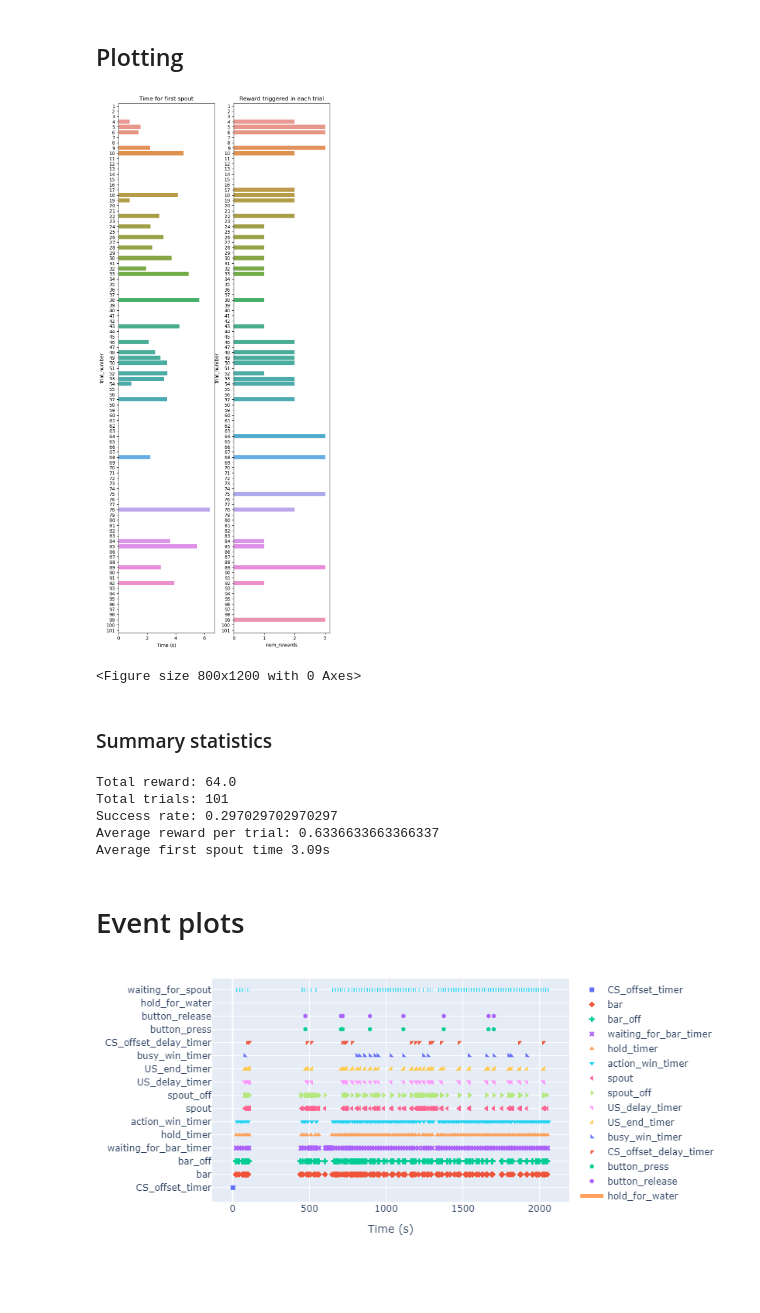
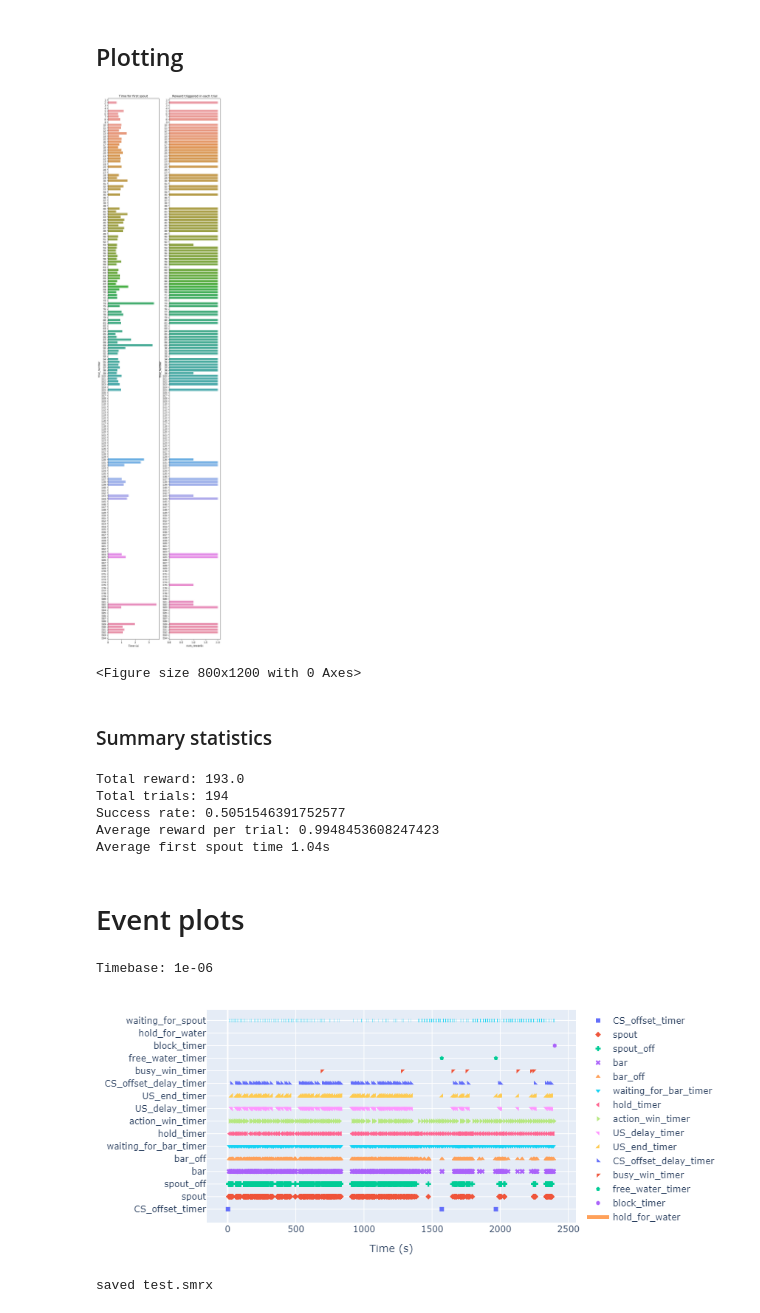
Before and after one commit to juliencarponcy/trialexp, a Jupyter notebook: notebooks/noncanonical/single_session_analsysis/reaching_go_spout_bar_nov22_teris.ipynb, the cells around one changed output. Cells and saved outputs as stored; diff of their text form; code cells hidden in the pictures; blank space fills up the shorter version.

```diff
--- a/notebooks/noncanonical/single_session_analsysis/reaching_go_spout_bar_nov22_teris.ipynb
+++ b/notebooks/noncanonical/single_session_analsysis/reaching_go_spout_bar_nov22_teris.ipynb
@@ -23,11 +24,11 @@ Specify the pycontrol file you want to load
 # %%
 # Only analyze an experimental session
 
-# pycontrol_dir = 'Z:\\Teris\\ASAP\\pycontrol\\reaching_go_spout_nov22\\'
-# filename = 'kms062-2023-02-06-112451.txt'
+pycontrol_dir = 'Z:\\Teris\\ASAP\\pycontrol\\reaching_go_spout_bar_nov22\\'
+filename = 'kms064-2023-02-07-102029.txt'
 
-pycontrol_dir = 'Z:\\Julien\\Data\\head-fixed\\pycontrol\\reaching_go_spout_bar_nov22\\'
-filename = 'kms063-2023-02-10-152938.txt'
+# pycontrol_dir = 'Z:\\Julien\\Data\\head-fixed\\pycontrol\\reaching_go_spout_bar_nov22\\'
+# filename = 'kms063-2023-02-10-152938.txt'
 # %% [markdown]
 ### Parameters
 # %%
@@ -106,7 +107,7 @@ plt.figure(figsize=(8,12))
 sns.barplot(y='trial_number', x='num_rewards', data=df2plot, ax = ax[1])
 ax[1].set(title='Reward triggered in each trial');
 # %% [output]
-[figure, old version]
+[figure, new version]
 <Figure size 800x1200 with 0 Axes>
 # %% [markdown]
 ### Summary statistics
@@ -125,37 +126,39 @@ print(f'Average reward per trial: {average_reward}')
 #average time to first spout in waiting_for_spout
 print(f'Average first spout time {df_trial_start.time_first_spout.mean():.2f}s')
 # %% [output]
-Total reward: 64.0
-Total trials: 101
-Success rate: 0.297029702970297
-Average reward per trial: 0.6336633663366337
-Average first spout time 3.09s
+Total reward: 193.0
+Total trials: 194
+Success rate: 0.5051546391752577
+Average reward per trial: 0.9948453608247423
+Average first spout time 1.04s
 # %% [markdown]
 # Event plots
 # %%
 
 # state_def = [{'name': 'hold_for_water',
 #                   'onset': 'hold_for_water', 'offset': 'waiting_for_spout'},
 #             {'name': 'waiting_for_spout',
 #                  'onset': 'waiting_for_spout', 'offset': 'busy_win'},
 #             {'name': 'busy_win',
 #                  'onset': 'busy_win', 'offset': 'break_after_water'},
 #             {'name': 'break_after_water',
 #                  'onset': 'break_after_water',    'offset': 'waiting_for_bar'},
 #             {'name': 'break_after_no_water',
 #                  'onset': 'break_after_no_water', 'offset': 'waiting_for_bar'}]
 
 state_def = [
             {'name': 'hold_for_water',
                  'onset': 'hold_for_water', 'offset': 'waiting_for_spout'},
             {'name': 'waiting_for_spout',
                  'onset': 'waiting_for_spout', 'offset': 'break_after_trial'}]
 
 df2plot = df_events[~df_events.event_name.str.contains('Print@') ]# remove all print statement
 
 keys = df2plot.event_name.unique()
 keys = keys[keys!='state_change']
 
-plot_session(df2plot, keys, state_def)
+plot_session(df2plot, keys, state_def, export_smrx=True, smrx_filename='test.smrx',verbose=False)
 # %% [output]
+Timebase: 1e-06
-[figure, old version]
+[figure, new version]
+saved test.smrx
```
Also changed, not shown: parts of 2 cells of this notebook, 2 other files.
